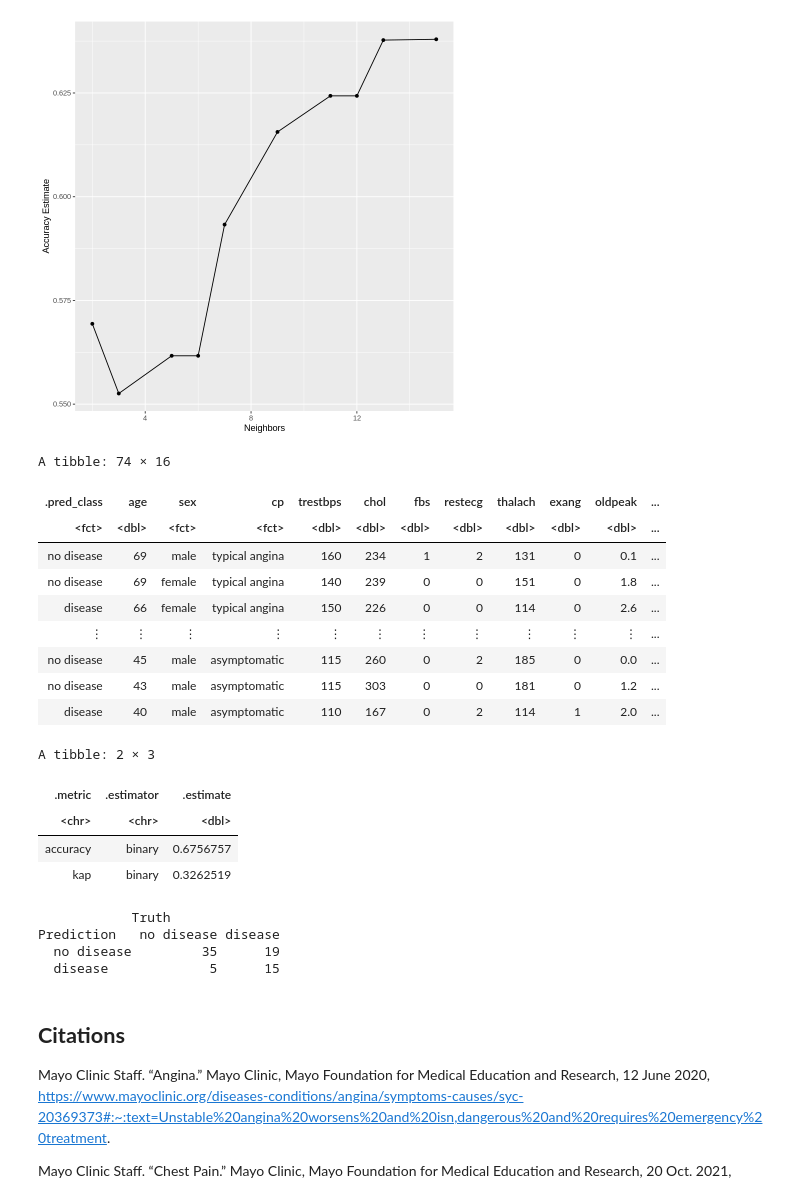
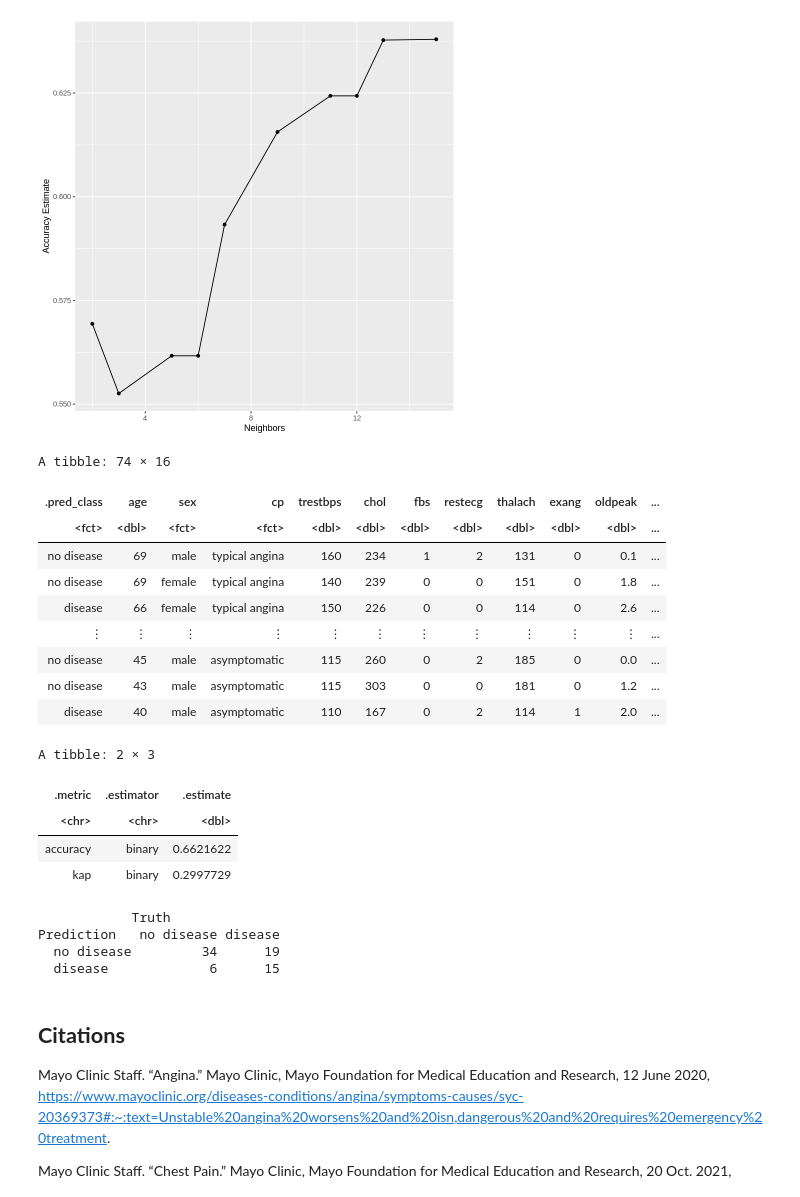
Before and after one commit to ssyl29/group_project, a Jupyter notebook: redemption.ipynb, the cells around one changed output. Drawn from its saved outputs; the diff is of its cells as text; code cells hidden in the pictures.

```diff
--- a/redemption.ipynb
+++ b/redemption.ipynb
@@ -179,38 +179,38 @@ accuracy_versus_k
 # %%
 set.seed(2000)
 
-knn_spec <- nearest_neighbor(weight_func = "rectangular", neighbors = 16) %>%
+knn_spec <- nearest_neighbor(weight_func = "rectangular", neighbors = 13) %>%
        set_engine("kknn") %>%
        set_mode("classification")
 
 heart_fit <- workflow() %>%
        add_recipe(heart_recipe) %>%
        add_model(knn_spec) %>%
        fit(data = heart_train)
 
 heart_test_predictions <- predict(heart_fit , heart_test) %>%
        bind_cols(heart_test)
 heart_test_predictions
 
 heart_prediction_accuracy <- heart_test_predictions %>%
          metrics(truth = condition, estimate = .pred_class)
 heart_prediction_accuracy
 # %% [output]
 A tibble: 74 × 16
 | .pred_class | age | sex | cp | trestbps | chol | fbs | restecg | thalach | exang | oldpeak | ... |
 | <fct> | <dbl> | <fct> | <fct> | <dbl> | <dbl> | <dbl> | <dbl> | <dbl> | <dbl> | <dbl> | ... |
 | no disease | 69 | male | typical angina | 160 | 234 | 1 | 2 | 131 | 0 | 0.1 | ... |
 | no disease | 69 | female | typical angina | 140 | 239 | 0 | 0 | 151 | 0 | 1.8 | ... |
 | disease | 66 | female | typical angina | 150 | 226 | 0 | 0 | 114 | 0 | 2.6 | ... |
 | ⋮ | ⋮ | ⋮ | ⋮ | ⋮ | ⋮ | ⋮ | ⋮ | ⋮ | ⋮ | ⋮ | ... |
 | no disease | 45 | male | asymptomatic | 115 | 260 | 0 | 2 | 185 | 0 | 0.0 | ... |
 | no disease | 43 | male | asymptomatic | 115 | 303 | 0 | 0 | 181 | 0 | 1.2 | ... |
 | disease | 40 | male | asymptomatic | 110 | 167 | 0 | 2 | 114 | 1 | 2.0 | ... |
 A tibble: 2 × 3
 | .metric | .estimator | .estimate |
 | <chr> | <chr> | <dbl> |
-| accuracy | binary | 0.6756757 |
-| kap | binary | 0.3262519 |
+| accuracy | binary | 0.6621622 |
+| kap | binary | 0.2997729 |
 # %%
 # predicting presence of disease (up to Xiwen)
 
@@ -221,8 +221,8 @@ heart_mat
 # %% [output]
             Truth
 Prediction   no disease disease
-  no disease         35      19
-  disease             5      15
+  no disease         34      19
+  disease             6      15
 # %% [markdown]
 ## __Citations__
 
```
